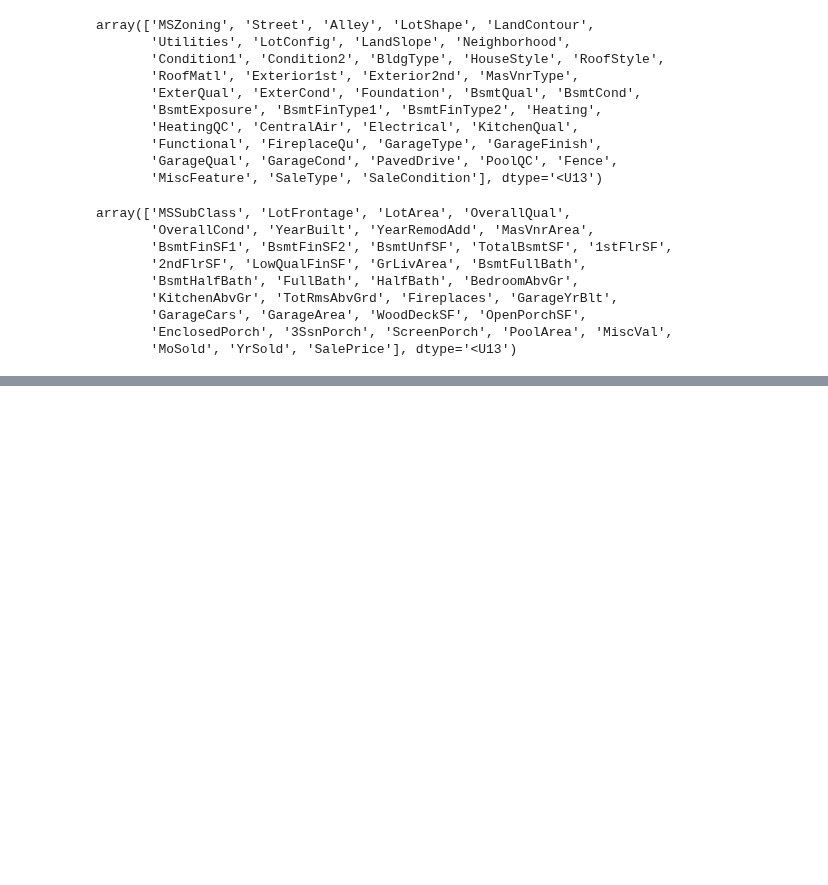
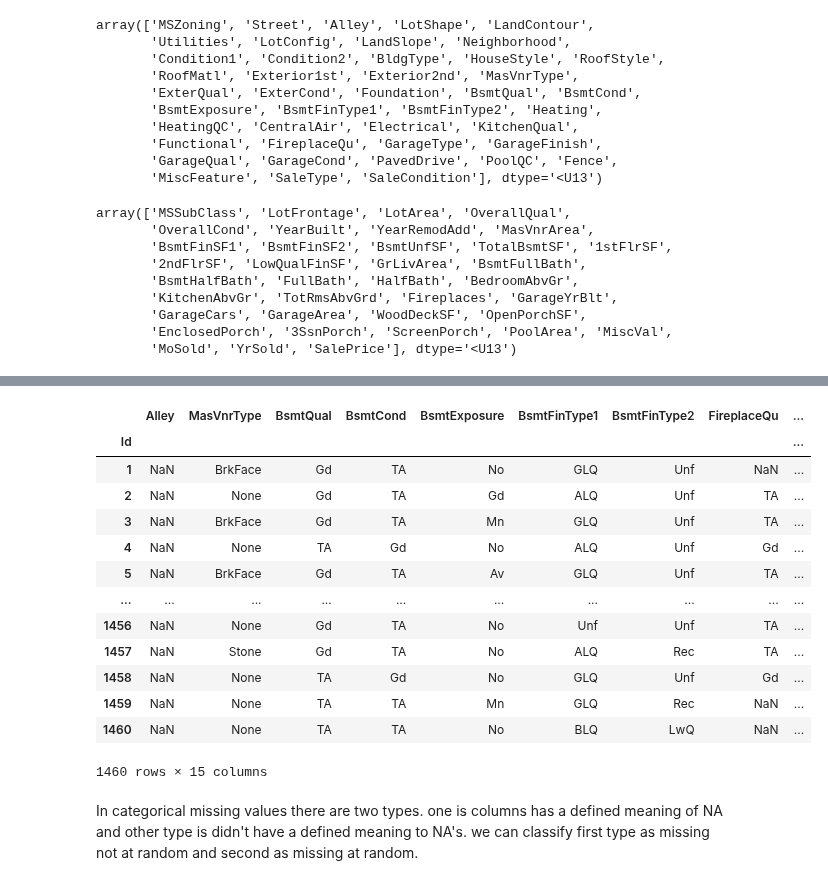
Before and after one commit to ashen007/HousePricePrediction, a Jupyter notebook: notebooks/v3/eda.ipynb, the cells around one changed output, grey strips where cells are left out. Saved outputs shown, nothing was run; the diff lists cells and outputs as text; code cells hidden in the pictures; blank space fills up the shorter version.

Commit message:
categorical column missing value imputation

```diff
--- a/notebooks/v3/eda.ipynb
+++ b/notebooks/v3/eda.ipynb
@@ -72,0 +156,26 @@ array(['MSSubClass', 'LotFrontage', 'LotArea', 'OverallQual',
+# %%
+missing_cat_columns = ['Alley', 'MasVnrType', 'BsmtQual', 'BsmtCond',
+                       'BsmtExposure', 'BsmtFinType1', 'BsmtFinType2',
+                       'FireplaceQu', 'GarageType', 'GarageFinish',
+                       'GarageQual', 'GarageCond', 'PoolQC',
+                       'Fence', 'MiscFeature']
+missing_num_columns = ['LotFrontage', 'GarageYrBlt', 'MasVnrArea']
+# %%
+house_data[missing_cat_columns]
+# %% [output]
+|  | Alley | MasVnrType | BsmtQual | BsmtCond | BsmtExposure | BsmtFinType1 | BsmtFinType2 | FireplaceQu | ... |
+| Id |  |  |  |  |  |  |  |  | ... |
+| 1 | NaN | BrkFace | Gd | TA | No | GLQ | Unf | NaN | ... |
+| 2 | NaN | None | Gd | TA | Gd | ALQ | Unf | TA | ... |
+| 3 | NaN | BrkFace | Gd | TA | Mn | GLQ | Unf | TA | ... |
+| 4 | NaN | None | TA | Gd | No | ALQ | Unf | Gd | ... |
+| 5 | NaN | BrkFace | Gd | TA | Av | GLQ | Unf | TA | ... |
+| ... | ... | ... | ... | ... | ... | ... | ... | ... | ... |
+| 1456 | NaN | None | Gd | TA | No | Unf | Unf | TA | ... |
+| 1457 | NaN | Stone | Gd | TA | No | ALQ | Rec | TA | ... |
+| 1458 | NaN | None | TA | Gd | No | GLQ | Unf | Gd | ... |
+| 1459 | NaN | None | TA | TA | Mn | GLQ | Rec | NaN | ... |
+| 1460 | NaN | None | TA | TA | No | BLQ | LwQ | NaN | ... |
+1460 rows × 15 columns
+# %% [markdown]
+In categorical missing values there are two types. one is columns has a defined meaning of NA and other type is didn't have a defined meaning to NA's. we can classify first type as missing not at random and second as missing at random.
```
Also changed, not shown: parts of 8 cells of this notebook.
